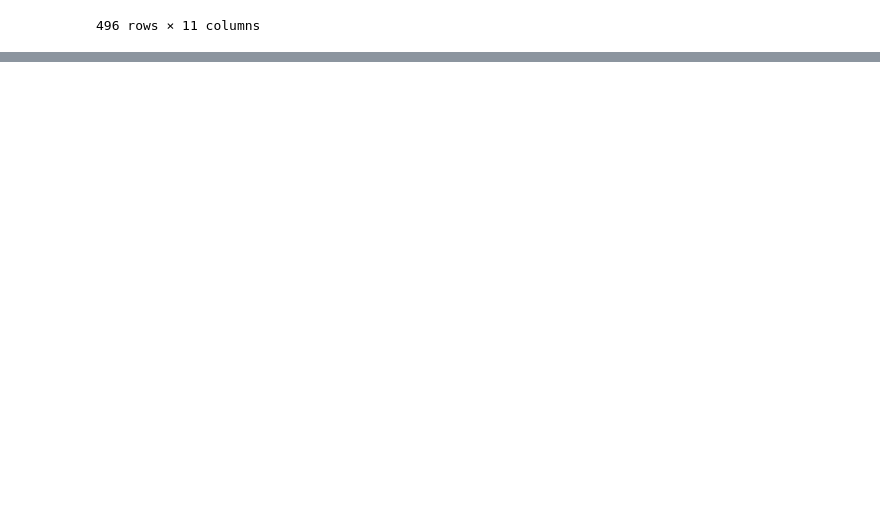
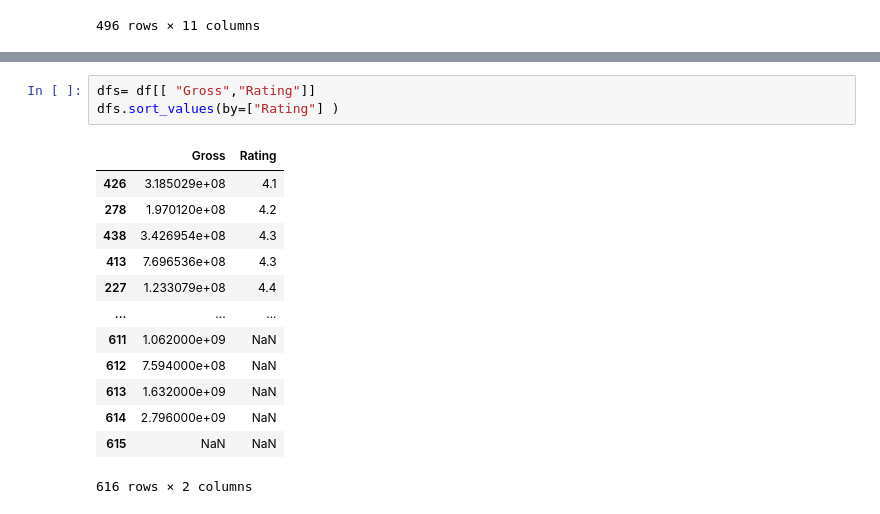
Before and after one commit to MieveO/python-intro, a Jupyter notebook: Panda pounding.ipynb, the cells around one changed output, grey strips where cells are left out. Drawn from its saved outputs; the diff is of its cells as text; blank space fills up the shorter version.

```diff
--- a/Panda pounding.ipynb
+++ b/Panda pounding.ipynb
@@ -95,0 +158,17 @@ df[["Gross","Rating"]]
+# %%
+dfs= df[[ "Gross","Rating"]]
+dfs.sort_values(by=["Rating"] )
+# %% [output]
+|  | Gross | Rating |
+| 426 | 3.185029e+08 | 4.1 |
+| 278 | 1.970120e+08 | 4.2 |
+| 438 | 3.426954e+08 | 4.3 |
+| 413 | 7.696536e+08 | 4.3 |
+| 227 | 1.233079e+08 | 4.4 |
+| ... | ... | ... |
+| 611 | 1.062000e+09 | NaN |
+| 612 | 7.594000e+08 | NaN |
+| 613 | 1.632000e+09 | NaN |
+| 614 | 2.796000e+09 | NaN |
+| 615 | NaN | NaN |
+616 rows × 2 columns
```
Also changed, not shown: parts of 7 cells of this notebook, 1 other file.
